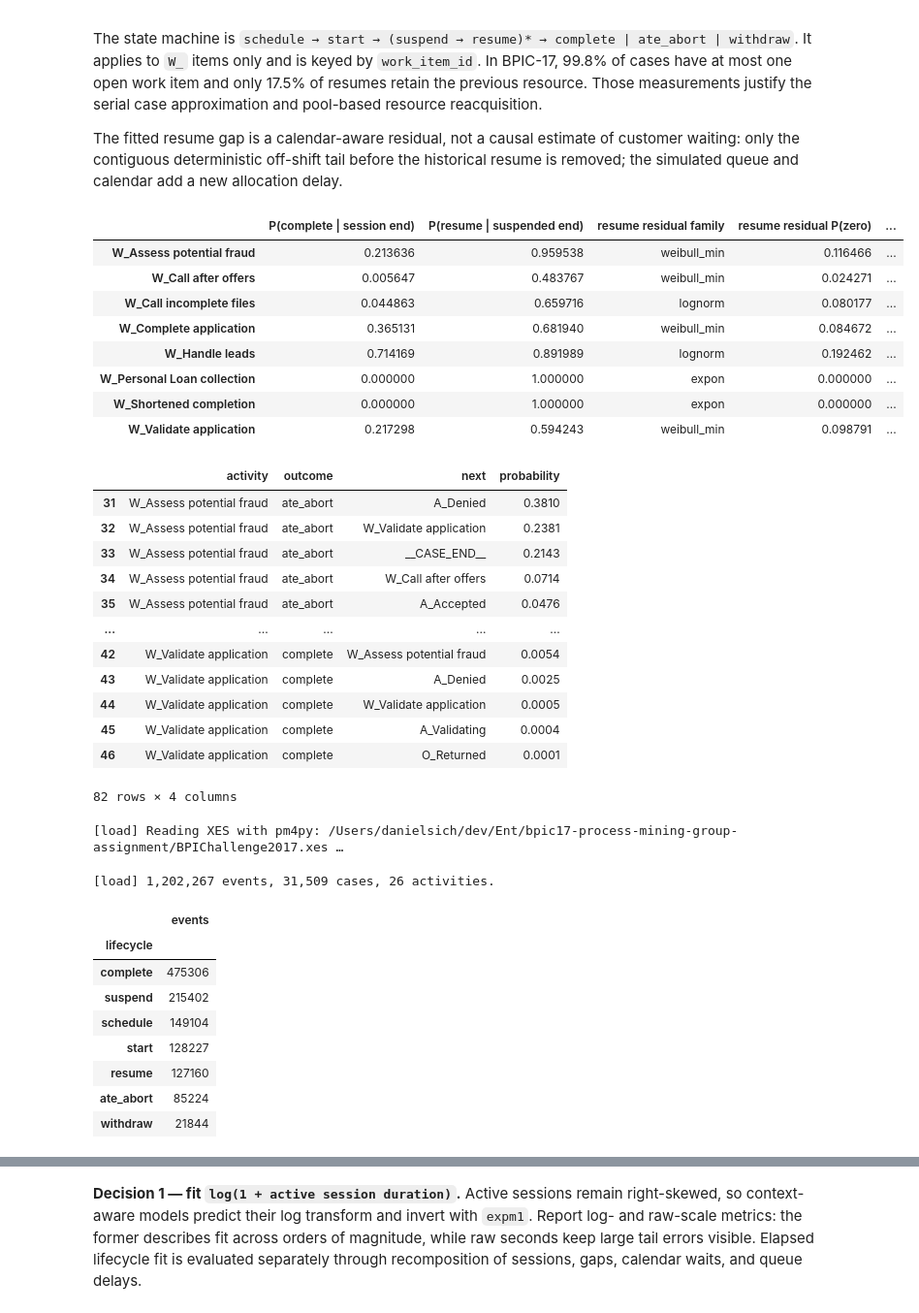
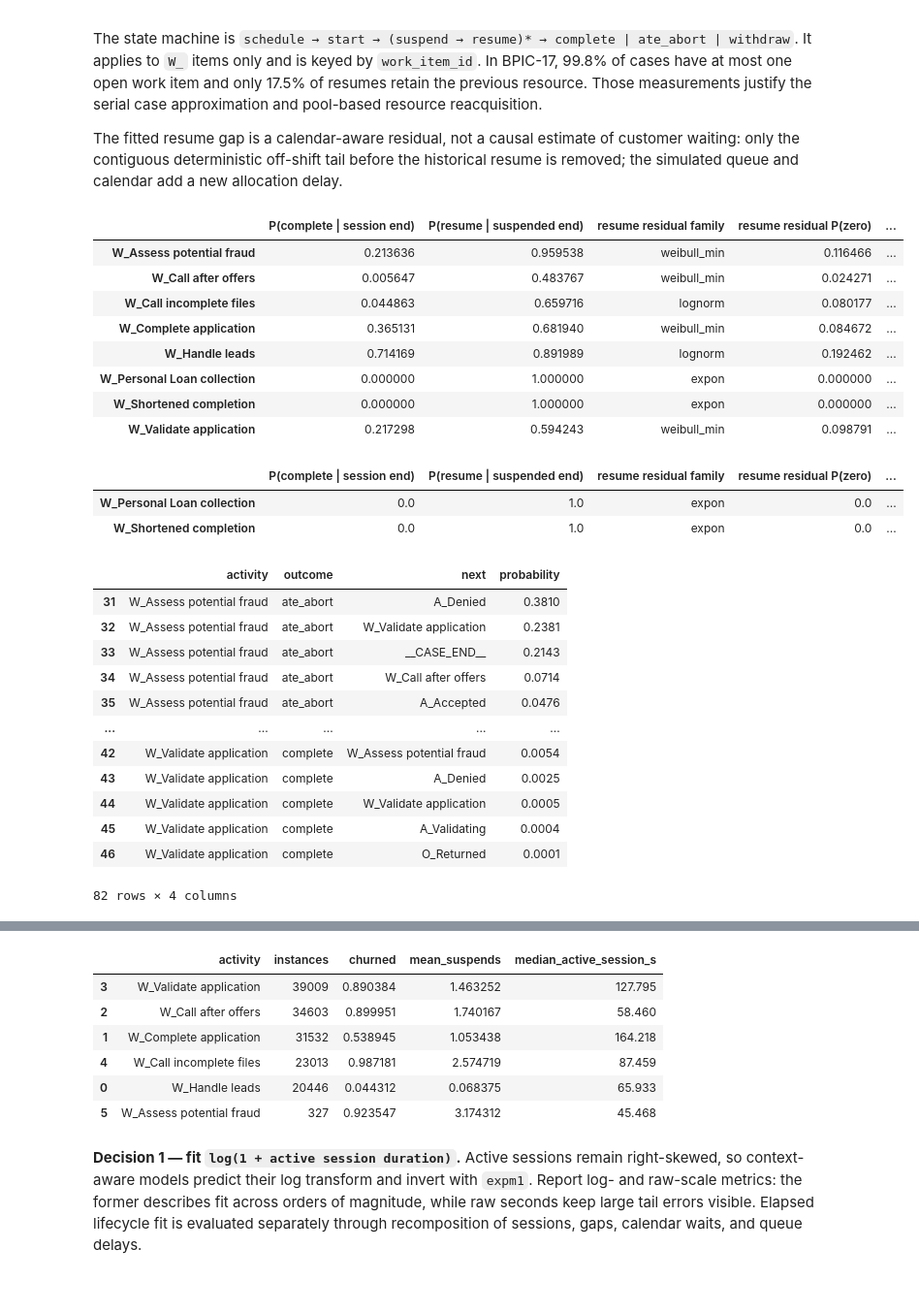
Before and after one commit to ophdn/bpic17-process-mining-group-assignment, a Jupyter notebook: notebooks/03_processing_times.ipynb, the cells around one changed output, grey strips where cells are left out. Shown at 97% size. Drawn from its saved outputs; the diff is of its cells as text; code cells hidden in the pictures; blank space fills up the shorter version.

```diff
--- a/notebooks/03_processing_times.ipynb
+++ b/notebooks/03_processing_times.ipynb
@@ -45,7 +47,7 @@ import extract_log_info as E
 import train_processing_time_model as T
 from analysis.tum_style import (
     TUM_BLUE, TUM_GREEN, TUM_ORANGE, TUM_VIOLET,
-    apply_tum_style, save_figure,
+    apply_tum_style,
 )
 from analysis.availability import YearlyAvailability
 from simulation.components import permissions as permission_models
@@ -68,6 +70,8 @@ LOG_CANDIDATES = [
     ROOT / 'data/BPIChallenge2017.xes', ROOT / 'data/BPIChallenge2017.xes.gz',
 ]
 LOG = next((candidate for candidate in LOG_CANDIDATES if candidate.is_file()), None)
+RAW_LOG = None
+ACTIVE_SESSIONS = None
 INPUTS_PATH = Path(ACTIVE_INPUTS_PATH)
 METRICS_PATH = ROOT / 'output/models/processing_time_metrics_active.json'
 METRICS = json.loads(METRICS_PATH.read_text()) if METRICS_PATH.is_file() else None
@@ -122,18 +128,19 @@ display(families.rename_axis('family').to_frame('activities'))
 if LOG is None:
     print('Raw log not found — add it to the repository root or data/ to draw this diagnostic.')
 else:
-    sessions = T.build_active_sessions(T.load_log(LOG))
-    duration_m = sessions['duration_s'] / 60
+    RAW_LOG = T.load_log(LOG)
+    ACTIVE_SESSIONS = T.build_active_sessions(RAW_LOG)
+    duration_m = ACTIVE_SESSIONS['duration_s'] / 60
     print(
-        f'{len(sessions):,} active sessions | median {duration_m.median():.2f} min | '
+        f'{len(ACTIVE_SESSIONS):,} active sessions | median {duration_m.median():.2f} min | '
         f'p95 {duration_m.quantile(.95):.1f} min | max {duration_m.max():.0f} min'
     )
     fig, axes = plt.subplots(1, 2, figsize=(11, 3.4))
     axes[0].hist(duration_m.clip(upper=duration_m.quantile(.99)), bins=80, color=TUM_BLUE)
     axes[0].set(title='Active session duration', xlabel='minutes')
-    axes[1].hist(np.log1p(sessions['duration_s']), bins=80, color=TUM_GREEN)
+    axes[1].hist(np.log1p(ACTIVE_SESSIONS['duration_s']), bins=80, color=TUM_GREEN)
     axes[1].set(title='log(1 + active session duration)', xlabel='log-seconds')
     plt.tight_layout()
-    save_figure(fig, '03_active_session_distribution')
+    plt.show()
 # %% [output]
 [load] Reading XES with pm4py: /Users/danielsich/dev/Ent/bpic17-process-mining-group-assignment/BPIChallenge2017.xes …
@@ -162,64 +165,65 @@ hazards = pd.DataFrame({
     'resume residual P(zero)': LIFECYCLE.resume_gap_zero_probs,
     'withdraw family': {a: family for a, (family, _) in LIFECYCLE.withdraw_hazard.items()},
 }).sort_index()
+active_work = set(LIFECYCLE.processing_times)
+assert len(active_work) == 8
+assert active_work == set(LIFECYCLE.session_end_probs)
+assert active_work == set(LIFECYCLE.suspend_end_probs)
+assert active_work == set(LIFECYCLE.resume_gap_params)
 display(hazards)
+boundary_hazards = hazards[
+    hazards['P(complete | session end)'].isin([0.0, 1.0])
+    | hazards['P(resume | suspended end)'].isin([0.0, 1.0])
+]
+display(boundary_hazards)
 
 continuation_rows = []
 for activity, outcomes in LIFECYCLE.terminal_continuation.items():
     for outcome, choices in outcomes.items():
         continuation_rows.extend(
             {'activity': activity, 'outcome': outcome, 'next': nxt, 'probability': probability}
             for nxt, probability in choices
         )
 display(pd.DataFrame(continuation_rows).sort_values(['activity', 'outcome', 'probability'], ascending=[True, True, False]))
 
-if LOG is not None:
-    raw_log = T.load_log(LOG)
-    lifecycle_counts = raw_log['lifecycle'].str.lower().value_counts()
+if RAW_LOG is not None:
+    lifecycle_counts = RAW_LOG['lifecycle'].str.lower().value_counts()
     display(lifecycle_counts.rename('events').to_frame())
-    segmented = E.segment_work_items(raw_log)
+    segmented = E.segment_work_items(RAW_LOG)
     churn_rows = []
     for activity, suspends in segmented['suspends_per_instance'].items():
         sessions = segmented['active_sessions'].get(activity, [])
         churn_rows.append({
             'activity': activity,
             'instances': len(suspends),
             'churned': np.mean(np.asarray(suspends) > 0),
             'mean_suspends': np.mean(suspends),
             'median_active_session_s': np.median(sessions) if sessions else np.nan,
         })
     display(pd.DataFrame(churn_rows).sort_values('instances', ascending=False))
 # %% [output]
 |  | P(complete | session end) | P(resume | suspended end) | resume residual family | resume residual P(zero) | ... |
 | W_Assess potential fraud | 0.213636 | 0.959538 | weibull_min | 0.116466 | ... |
 | W_Call after offers | 0.005647 | 0.483767 | weibull_min | 0.024271 | ... |
 | W_Call incomplete files | 0.044863 | 0.659716 | lognorm | 0.080177 | ... |
 | W_Complete application | 0.365131 | 0.681940 | weibull_min | 0.084672 | ... |
 | W_Handle leads | 0.714169 | 0.891989 | lognorm | 0.192462 | ... |
 | W_Personal Loan collection | 0.000000 | 1.000000 | expon | 0.000000 | ... |
 | W_Shortened completion | 0.000000 | 1.000000 | expon | 0.000000 | ... |
 | W_Validate application | 0.217298 | 0.594243 | weibull_min | 0.098791 | ... |
-|  | activity | outcome | next | probability |
-| 31 | W_Assess potential fraud | ate_abort | A_Denied | 0.3810 |
-| 32 | W_Assess potential fraud | ate_abort | W_Validate application | 0.2381 |
-| 33 | W_Assess potential fraud | ate_abort | __CASE_END__ | 0.2143 |
-| 34 | W_Assess potential fraud | ate_abort | W_Call after offers | 0.0714 |
-| 35 | W_Assess potential fraud | ate_abort | A_Accepted | 0.0476 |
-| ... | ... | ... | ... | ... |
-| 42 | W_Validate application | complete | W_Assess potential fraud | 0.0054 |
-| 43 | W_Validate application | complete | A_Denied | 0.0025 |
-| 44 | W_Validate application | complete | W_Validate application | 0.0005 |
-| 45 | W_Validate application | complete | A_Validating | 0.0004 |
-| 46 | W_Validate application | complete | O_Returned | 0.0001 |
+|  | P(complete | session end) | P(resume | suspended end) | resume residual family | resume residual P(zero) | ... |
+| W_Personal Loan collection | 0.0 | 1.0 | expon | 0.0 | ... |
+| W_Shortened completion | 0.0 | 1.0 | expon | 0.0 | ... |
+|  | activity | outcome | next | probability |
+| 31 | W_Assess potential fraud | ate_abort | A_Denied | 0.3810 |
+| 32 | W_Assess potential fraud | ate_abort | W_Validate application | 0.2381 |
+| 33 | W_Assess potential fraud | ate_abort | __CASE_END__ | 0.2143 |
+| 34 | W_Assess potential fraud | ate_abort | W_Call after offers | 0.0714 |
+| 35 | W_Assess potential fraud | ate_abort | A_Accepted | 0.0476 |
+| ... | ... | ... | ... | ... |
+| 42 | W_Validate application | complete | W_Assess potential fraud | 0.0054 |
+| 43 | W_Validate application | complete | A_Denied | 0.0025 |
+| 44 | W_Validate application | complete | W_Validate application | 0.0005 |
+| 45 | W_Validate application | complete | A_Validating | 0.0004 |
+| 46 | W_Validate application | complete | O_Returned | 0.0001 |
 82 rows × 4 columns
-[load] Reading XES with pm4py: /Users/danielsich/dev/Ent/bpic17-process-mining-group-assignment/BPIChallenge2017.xes …
-[load] 1,202,267 events, 31,509 cases, 26 activities.
-|  | events |
-| lifecycle |  |
-| complete | 475306 |
-| suspend | 215402 |
-| schedule | 149104 |
-| start | 128227 |
-| resume | 127160 |
-| ate_abort | 85224 |
-| withdraw | 21844 |
@@ -233,3 +239,10 @@ if LOG is not None:
+|  | activity | instances | churned | mean_suspends | median_active_session_s |
+| 3 | W_Validate application | 39009 | 0.890384 | 1.463252 | 127.795 |
+| 2 | W_Call after offers | 34603 | 0.899951 | 1.740167 | 58.460 |
+| 1 | W_Complete application | 31532 | 0.538945 | 1.053438 | 164.218 |
+| 4 | W_Call incomplete files | 23013 | 0.987181 | 2.574719 | 87.459 |
+| 0 | W_Handle leads | 20446 | 0.044312 | 0.068375 | 65.933 |
+| 5 | W_Assess potential fraud | 327 | 0.923547 | 3.174312 | 45.468 |
 # %% [markdown]
 **Decision 1 — fit `log(1 + active session duration)`.** Active sessions
 remain right-skewed, so context-aware models predict their log transform and invert
```
Also changed, not shown: parts of 14 cells of this notebook, 14 other files.
